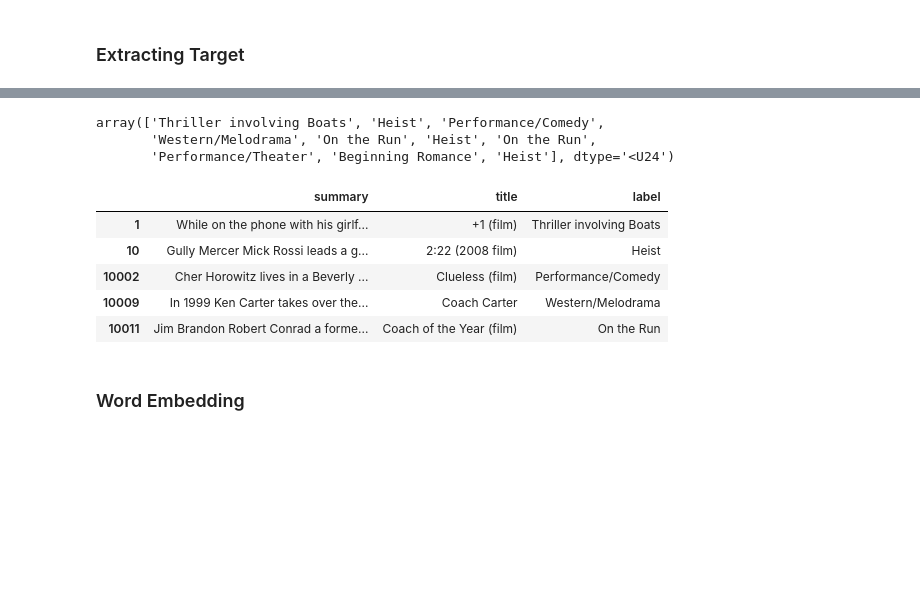
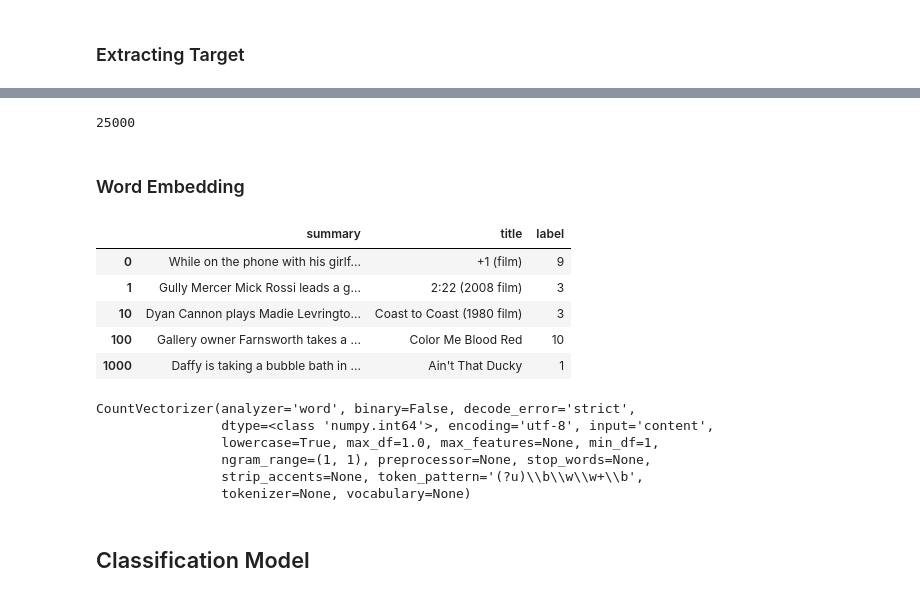
Before and after one commit to ZMBailey/movie_theme, a Jupyter notebook: models.ipynb, the cells around one changed output, grey strips where cells are left out. Saved outputs shown, nothing was run; the diff lists cells and outputs as text; code cells hidden in the pictures; blank space fills up the shorter version.

```diff
--- a/models.ipynb
+++ b/models.ipynb
@@ -340,0 +254,3 @@ Num Topics = 98  has Coherence Value of 0.3504
+# %%
+models2 = model_list
+coherence2 = coherence_values
@@ -346 +338,28 @@ for i in range(len(sample1)):
     topic_vecs.append(topic_vec)
+# %%
+unseen = 'As people are enjoying drinks in a bar, a man covered in blood—identified onscreen as "Hero" '
+unseen += '(Eric Dane)—enters through the door and warns them all of impending danger. No one heeds his warning, '
+unseen += 'so he shows the bar patrons the head of a repulsive creature to make them take him seriously. He is soon '
+unseen += 'pulled through a window and decapitated by one of the monsters. After the carnage, a woman—"Heroine" '
+unseen += '(Navi Rawat)—bursts through the door and reveals herself to be the recently deceased mans wife. After a brief '
+unseen += 'sentimental moment between the wife and her late husband, the bar patrons begin boarding up the windows in '
+unseen += 'the bar. Despite their efforts, a young monster bursts through an uncovered window and begins attacking. As a '
+unseen += 'monster outside bursts its hand through "Vet" (Anthony "Treach" Criss), "Edgy Cat" (Jason Mewes) has his face '
+unseen += 'torn off and is accidentally shot dead, and the little monster cuts off the leg of one of the women — "Harley Mom" '
+unseen += ' (Diane Ayala Goldner)—who is initially assumed to have died from massive blood loss. The monster disappears '
+unseen += 'for some time, then is found attempting to sexually penetrate one of the deer heads nailed to the wall. '
+unseen += 'A shotgun blast removes the deer head and monster. The monster drops into a freezer which is then sealed shut, '
+unseen += 'trapping it inside. Following this, the remaining windows are boarded up and the bar patrons are given a moment '
+unseen += 'of peace. Trying to call for help, they learn that the only phone in the bar has been hit by a stray shotgun '
+unseen += 'blast and rendered useless. One of the women—"Tuffy" (Krista Allen)—suddenly realizes that her son Cody '
+unseen += '(Tyler Patrick Jones) is still upstairs and runs to get him. Once she finds her child the group rejoices '
+unseen += 'until the boy is pulled through a window and eaten by one of the monsters, leaving only his right foot behind.'
+unseen += ' Tuffy is incapacitated by grief, while the monster vomits a stream of slime at one of the group—"Beer Guy" '
+unseen += '(Judah Friedlander). As the remaining people regroup downstairs, they realize that the slime has a decomposing'
+unseen += ' effect and that Beer Guy is being slowly overcome by its effects.'
+
+corp = get_single_corpus(unseen,m_id2word)
+
+topic = models2[2].get_document_topics(corp, minimum_probability=0.0)
+idx, scores = zip(*topic)
+topic_names[scores.index(max(scores))]
@@ -381,0 +387,7 @@ topic_names[topic]
+# %%
+# topic_names = ['Crime Drama','On the Run','Thriller involving Planes','Murder Mystery','Relationship Drama',
+#                'Heist','Jail','Highschool','Romance','Action',
+#                'Tough Decisions','Hospitals']
+topic_names = []
+topics_numbered = {t:idx for idx,t in enumerate(topic_names)}
+topics_numbered
@@ -382,22 +407,16 @@ topic_names[topic]
 # %%
 topic_nums = [vec.index(max(vec)) for vec in topic_vecs]
 topics = np.array([topic_names[topic] for topic in topic_nums])
-topics[:10]
+len(topics)
 # %% [output]
-array(['Thriller involving Boats', 'Heist', 'Performance/Comedy',
-       'Western/Melodrama', 'On the Run', 'Heist', 'On the Run',
-       'Performance/Theater', 'Beginning Romance', 'Heist'], dtype='<U24')
+25000
 # %%
+df_movies = titles.copy()
 df_movies.loc[:,'label'] = topics
+df_movies = df_movies.reset_index()
+df_movies = df_movies.drop('index',axis=1)
 df_movies.head()
-df_movies.to_json('labeled_movies.json')
+#df_movies.to_json('labeled_movies.json')
-# %% [output]
-|  | summary | title | label |
-| 1 | While on the phone with his girlf... | +1 (film) | Thriller involving Boats |
-| 10 | Gully Mercer Mick Rossi leads a g... | 2:22 (2008 film) | Heist |
-| 10002 | Cher Horowitz lives in a Beverly ... | Clueless (film) | Performance/Comedy |
-| 10009 | In 1999 Ken Carter takes over the... | Coach Carter | Western/Melodrama |
-| 10011 | Jim Brandon Robert Conrad a forme... | Coach of the Year (film) | On the Run |
 # %% [markdown]
 ### Word Embedding
 # %%
@@ -405,0 +426,10 @@ total_vocabulary = set(word for summary in text for word in summary)
+# %%
+df_movies['label'] = df_movies['label'].map(topics_numbered)
+df_movies.head()
+# %% [output]
+|  | summary | title | label |
+| 0 | While on the phone with his girlf... | +1 (film) | 9 |
+| 1 | Gully Mercer Mick Rossi leads a g... | 2:22 (2008 film) | 3 |
+| 10 | Dyan Cannon plays Madie Levringto... | Coast to Coast (1980 film) | 3 |
+| 100 | Gallery owner Farnsworth takes a ... | Color Me Blood Red | 10 |
+| 1000 | Daffy is taking a bubble bath in ... | Ain't That Ducky | 1 |
@@ -430,6 +462,21 @@ class W2vVectorizer(object):
         return np.array([
             np.mean([self.w2v[w] for w in words if w in self.w2v]
                    or [np.zeros(self.dimensions)], axis=0) for words in X])
+# %%
+from sklearn.feature_extraction.text import CountVectorizer
+from sklearn.model_selection import train_test_split
+
+vectorizer = CountVectorizer()
+vectorizer.fit(df_movies['summary'])
+# %% [output]
+CountVectorizer(analyzer='word', binary=False, decode_error='strict',
+                dtype=<class 'numpy.int64'>, encoding='utf-8', input='content',
+                lowercase=True, max_df=1.0, max_features=None, min_df=1,
+                ngram_range=(1, 1), preprocessor=None, stop_words=None,
+                strip_accents=None, token_pattern='(?u)\\b\\w\\w+\\b',
+                tokenizer=None, vocabulary=None)
+# %% [markdown]
+## Classification Model
 # %%
 rf =  Pipeline([("Word2Vec Vectorizer", W2vVectorizer(glove)),
               ("Random Forest", RandomForestClassifier(n_estimators=100, verbose=True))])
```
Also changed, not shown: parts of 41 cells of this notebook, 9 other files.
